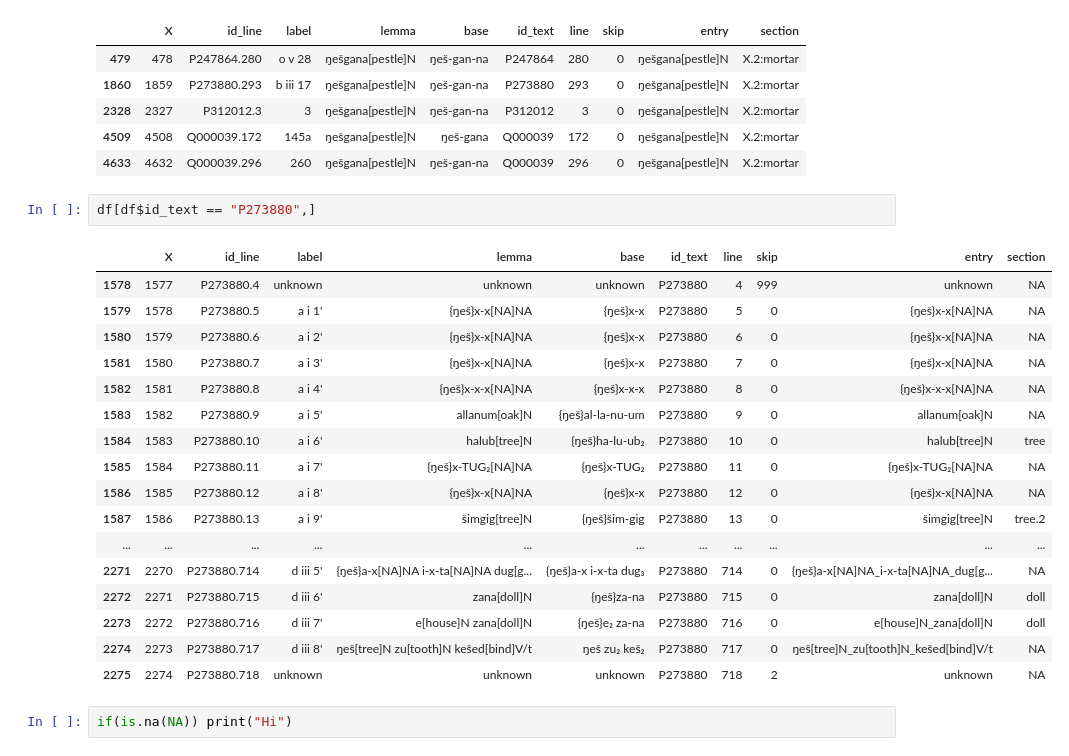
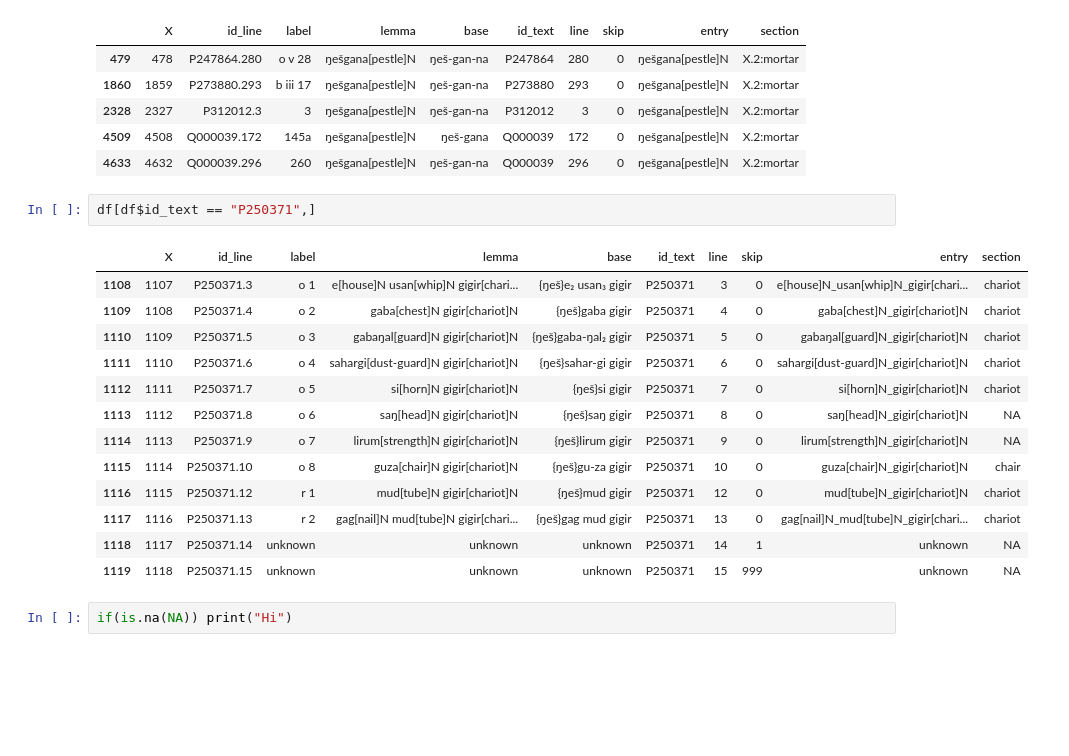
Before and after one commit to ErinBecker/digital-humanities-phylogenetics, a Jupyter notebook: scripts/04_analyze_section_order_R.ipynb, the cells around one changed output. Drawn from its saved outputs; the diff is of its cells as text; blank space fills up the shorter version.

```diff
--- a/scripts/04_analyze_section_order_R.ipynb
+++ b/scripts/04_analyze_section_order_R.ipynb
@@ -98,25 +107,21 @@ df[grep(":", df$section),]
 | 4509 | 4508 | Q000039.172 | 145a | ŋešgana[pestle]N | ŋeš-gana | Q000039 | 172 | 0 | ŋešgana[pestle]N | X.2:mortar |
 | 4633 | 4632 | Q000039.296 | 260 | ŋešgana[pestle]N | ŋeš-gan-na | Q000039 | 296 | 0 | ŋešgana[pestle]N | X.2:mortar |
 # %%
-df[df$id_text == "P273880",]
+df[df$id_text == "P250371",]
 # %% [output]
 |  | X | id_line | label | lemma | base | id_text | line | skip | entry | section |
-| 1578 | 1577 | P273880.4 | unknown | unknown | unknown | P273880 | 4 | 999 | unknown | NA |
-| 1579 | 1578 | P273880.5 | a i 1' | {ŋeš}x-x[NA]NA | {ŋeš}x-x | P273880 | 5 | 0 | {ŋeš}x-x[NA]NA | NA |
-| 1580 | 1579 | P273880.6 | a i 2' | {ŋeš}x-x[NA]NA | {ŋeš}x-x | P273880 | 6 | 0 | {ŋeš}x-x[NA]NA | NA |
-| 1581 | 1580 | P273880.7 | a i 3' | {ŋeš}x-x[NA]NA | {ŋeš}x-x | P273880 | 7 | 0 | {ŋeš}x-x[NA]NA | NA |
-| 1582 | 1581 | P273880.8 | a i 4' | {ŋeš}x-x-x[NA]NA | {ŋeš}x-x-x | P273880 | 8 | 0 | {ŋeš}x-x-x[NA]NA | NA |
-| 1583 | 1582 | P273880.9 | a i 5' | allanum[oak]N | {ŋeš}al-la-nu-um | P273880 | 9 | 0 | allanum[oak]N | NA |
-| 1584 | 1583 | P273880.10 | a i 6' | halub[tree]N | {ŋeš}ha-lu-ub₂ | P273880 | 10 | 0 | halub[tree]N | tree |
-| 1585 | 1584 | P273880.11 | a i 7' | {ŋeš}x-TUG₂[NA]NA | {ŋeš}x-TUG₂ | P273880 | 11 | 0 | {ŋeš}x-TUG₂[NA]NA | NA |
-| 1586 | 1585 | P273880.12 | a i 8' | {ŋeš}x-x[NA]NA | {ŋeš}x-x | P273880 | 12 | 0 | {ŋeš}x-x[NA]NA | NA |
-| 1587 | 1586 | P273880.13 | a i 9' | šimgig[tree]N | {ŋeš}šim-gig | P273880 | 13 | 0 | šimgig[tree]N | tree.2 |
-| ... | ... | ... | ... | ... | ... | ... | ... | ... | ... | ... |
-| 2271 | 2270 | P273880.714 | d iii 5' | {ŋeš}a-x[NA]NA i-x-ta[NA]NA dug[g... | {ŋeš}a-x i-x-ta dug₃ | P273880 | 714 | 0 | {ŋeš}a-x[NA]NA_i-x-ta[NA]NA_dug[g... | NA |
-| 2272 | 2271 | P273880.715 | d iii 6' | zana[doll]N | {ŋeš}za-na | P273880 | 715 | 0 | zana[doll]N | doll |
-| 2273 | 2272 | P273880.716 | d iii 7' | e[house]N zana[doll]N | {ŋeš}e₂ za-na | P273880 | 716 | 0 | e[house]N_zana[doll]N | doll |
-| 2274 | 2273 | P273880.717 | d iii 8' | ŋeš[tree]N zu[tooth]N kešed[bind]V/t | ŋeš zu₂ keš₂ | P273880 | 717 | 0 | ŋeš[tree]N_zu[tooth]N_kešed[bind]V/t | NA |
-| 2275 | 2274 | P273880.718 | unknown | unknown | unknown | P273880 | 718 | 2 | unknown | NA |
+| 1108 | 1107 | P250371.3 | o 1 | e[house]N usan[whip]N gigir[chari... | {ŋeš}e₂ usan₃ gigir | P250371 | 3 | 0 | e[house]N_usan[whip]N_gigir[chari... | chariot |
+| 1109 | 1108 | P250371.4 | o 2 | gaba[chest]N gigir[chariot]N | {ŋeš}gaba gigir | P250371 | 4 | 0 | gaba[chest]N_gigir[chariot]N | chariot |
+| 1110 | 1109 | P250371.5 | o 3 | gabaŋal[guard]N gigir[chariot]N | {ŋeš}gaba-ŋal₂ gigir | P250371 | 5 | 0 | gabaŋal[guard]N_gigir[chariot]N | chariot |
+| 1111 | 1110 | P250371.6 | o 4 | sahargi[dust-guard]N gigir[chariot]N | {ŋeš}sahar-gi gigir | P250371 | 6 | 0 | sahargi[dust-guard]N_gigir[chariot]N | chariot |
+| 1112 | 1111 | P250371.7 | o 5 | si[horn]N gigir[chariot]N | {ŋeš}si gigir | P250371 | 7 | 0 | si[horn]N_gigir[chariot]N | chariot |
+| 1113 | 1112 | P250371.8 | o 6 | saŋ[head]N gigir[chariot]N | {ŋeš}saŋ gigir | P250371 | 8 | 0 | saŋ[head]N_gigir[chariot]N | NA |
+| 1114 | 1113 | P250371.9 | o 7 | lirum[strength]N gigir[chariot]N | {ŋeš}lirum gigir | P250371 | 9 | 0 | lirum[strength]N_gigir[chariot]N | NA |
+| 1115 | 1114 | P250371.10 | o 8 | guza[chair]N gigir[chariot]N | {ŋeš}gu-za gigir | P250371 | 10 | 0 | guza[chair]N_gigir[chariot]N | chair |
+| 1116 | 1115 | P250371.12 | r 1 | mud[tube]N gigir[chariot]N | {ŋeš}mud gigir | P250371 | 12 | 0 | mud[tube]N_gigir[chariot]N | chariot |
+| 1117 | 1116 | P250371.13 | r 2 | gag[nail]N mud[tube]N gigir[chari... | {ŋeš}gag mud gigir | P250371 | 13 | 0 | gag[nail]N_mud[tube]N_gigir[chari... | chariot |
+| 1118 | 1117 | P250371.14 | unknown | unknown | unknown | P250371 | 14 | 1 | unknown | NA |
+| 1119 | 1118 | P250371.15 | unknown | unknown | unknown | P250371 | 15 | 999 | unknown | NA |
 # %%
 if(is.na(NA)) print("Hi")
 # %%
```
Also changed, not shown: parts of 9 cells of this notebook.
